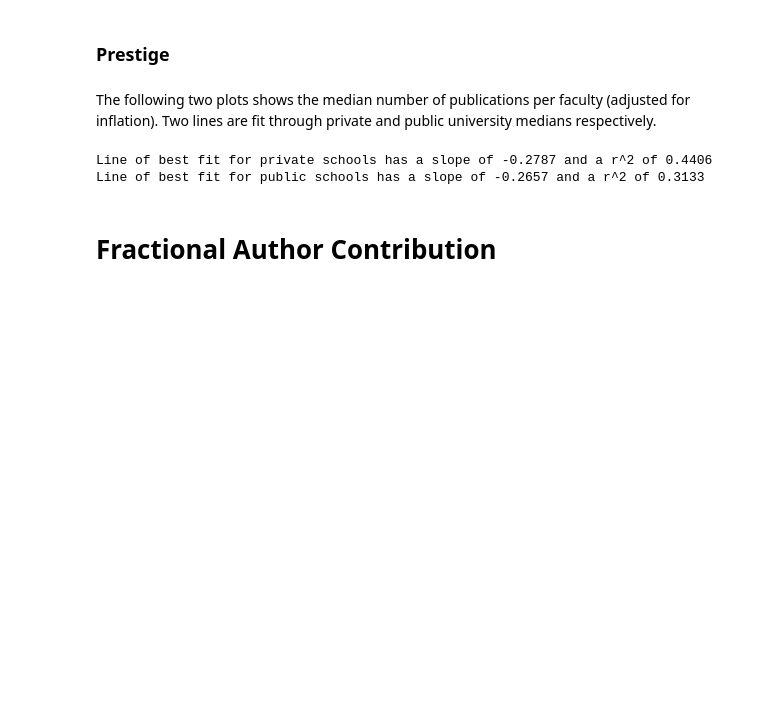
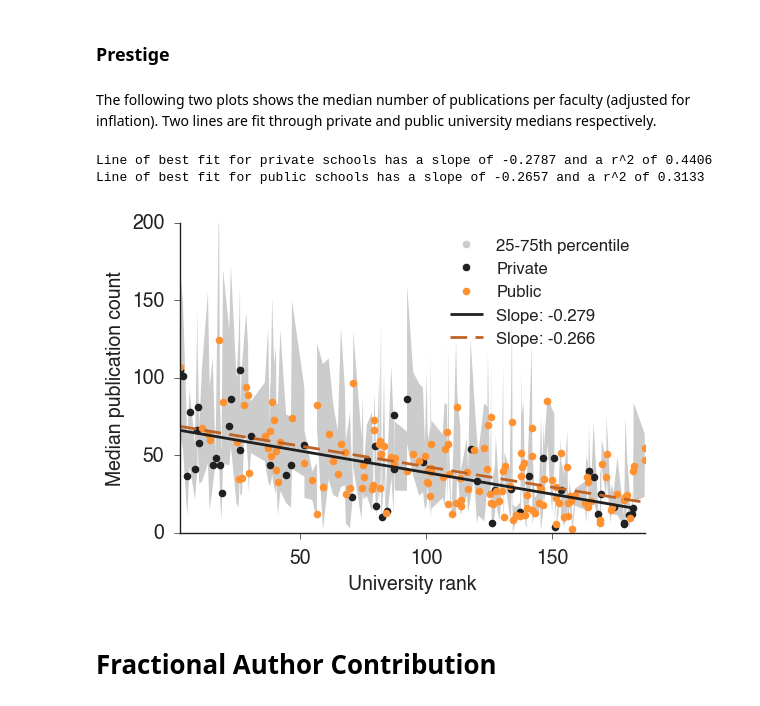
Before and after one commit to dimecon/faculty_hiring, a Jupyter notebook: notebooks-productivity/Differences_In_Productivity_By_Prestige.ipynb, the cells around one changed output. Drawn from its saved outputs; the diff is of its cells as text; code cells hidden in the pictures; blank space fills up the shorter version.

Commit message:
Small changes to plots

```diff
--- a/notebooks-productivity/Differences_In_Productivity_By_Prestige.ipynb
+++ b/notebooks-productivity/Differences_In_Productivity_By_Prestige.ipynb
@@ -94,10 +93,11 @@ NormaltestResult(statistic=27.409853395514581, pvalue=1.1169300111067217e-06)
 The following two plots shows the median number of publications per faculty (adjusted for inflation).
 Two lines are fit through private and public university medians respectively.
 # %%
-plot_pubs_versus_prestige(pubs_by_inst, 'Number of publications (lifetime)', function=np.median, percentiles=True)
+plot_pubs_versus_prestige(pubs_by_inst, 'Median publication count', function=np.median, percentiles=True)
 # %% [output]
 Line of best fit for private schools has a slope of -0.2787 and a r^2 of 0.4406
 Line of best fit for public schools has a slope of -0.2657 and a r^2 of 0.3133
+[figure, added]
 # %% [markdown]
 # Fractional Author Contribution
 # %%
```
Also changed, not shown: parts of 1 cell of this notebook, 2 other files.
